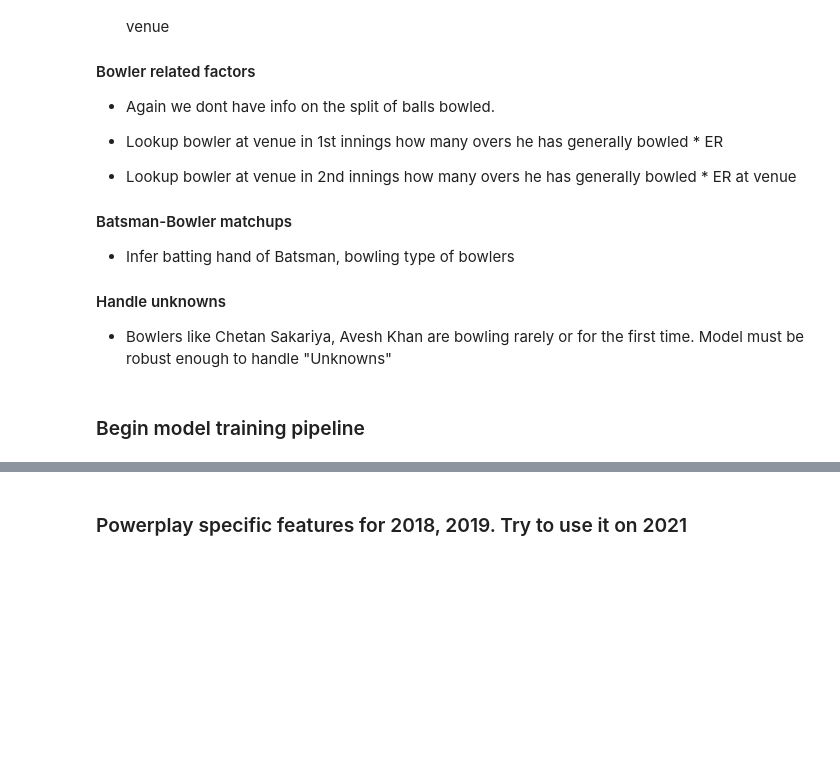
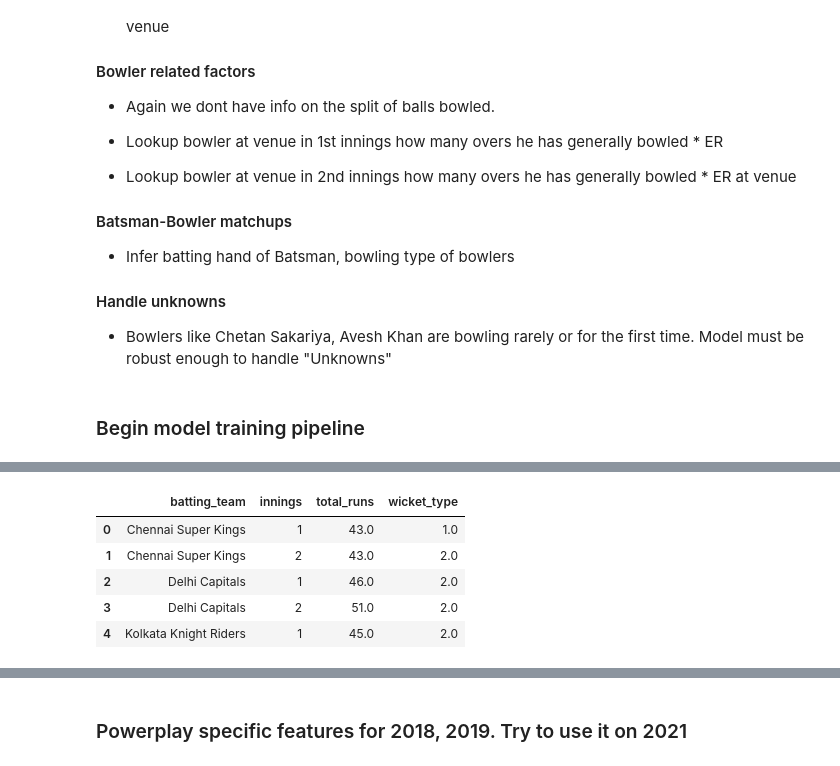
Before and after one commit to kishan19/IPL2021, a Jupyter notebook: Model1.ipynb, the cells around one changed output, grey strips where cells are left out. Cells and saved outputs as stored; diff of their text form; code cells hidden in the pictures; blank space fills up the shorter version.

```diff
--- a/Model1.ipynb
+++ b/Model1.ipynb
@@ -429,0 +345,13 @@ array([44, 45, 41, 46, 57, 33, 51, 59, 27, 50, 58, 77, 68, 51, 36, 57, 39,
+# %%
+tdf_lastn=tdf.groupby(['batting_team','innings'])['total_runs','wicket_type'].mean().reset_index()
+
+tdf_lastn=np.round(tdf_lastn,0)
+
+tdf_lastn.head()
+# %% [output]
+|  | batting_team | innings | total_runs | wicket_type |
+| 0 | Chennai Super Kings | 1 | 43.0 | 1.0 |
+| 1 | Chennai Super Kings | 2 | 43.0 | 2.0 |
+| 2 | Delhi Capitals | 1 | 46.0 | 2.0 |
+| 3 | Delhi Capitals | 2 | 51.0 | 2.0 |
+| 4 | Kolkata Knight Riders | 1 | 45.0 | 2.0 |
```
Also changed, not shown: parts of 69 cells of this notebook, 3 other files.
